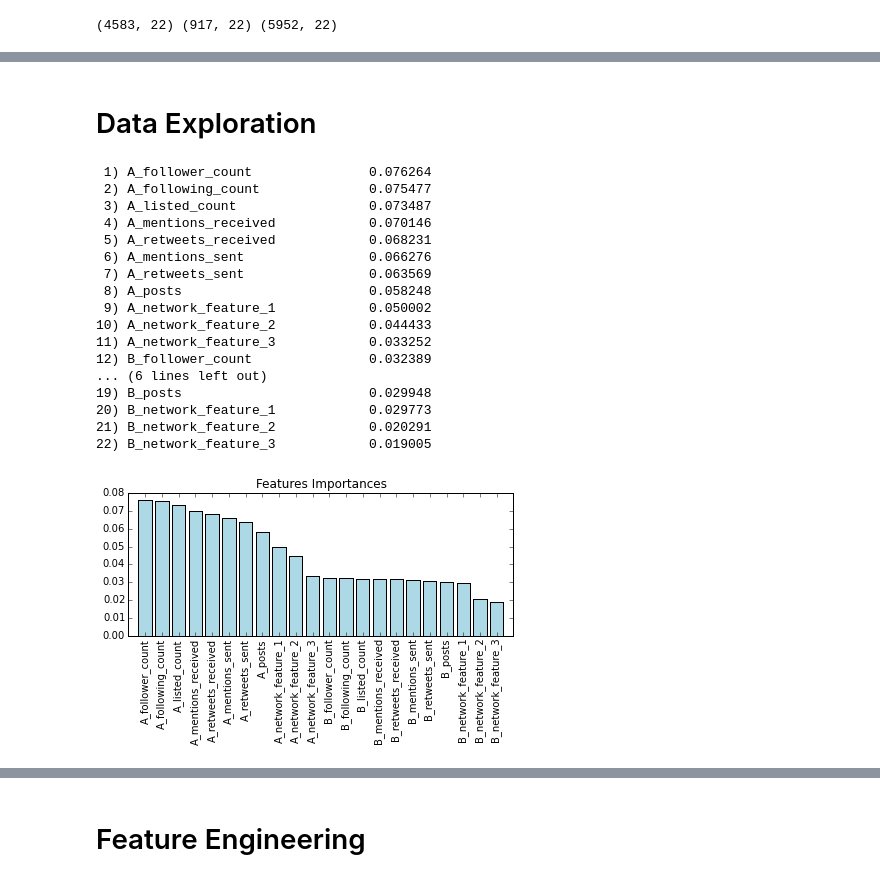
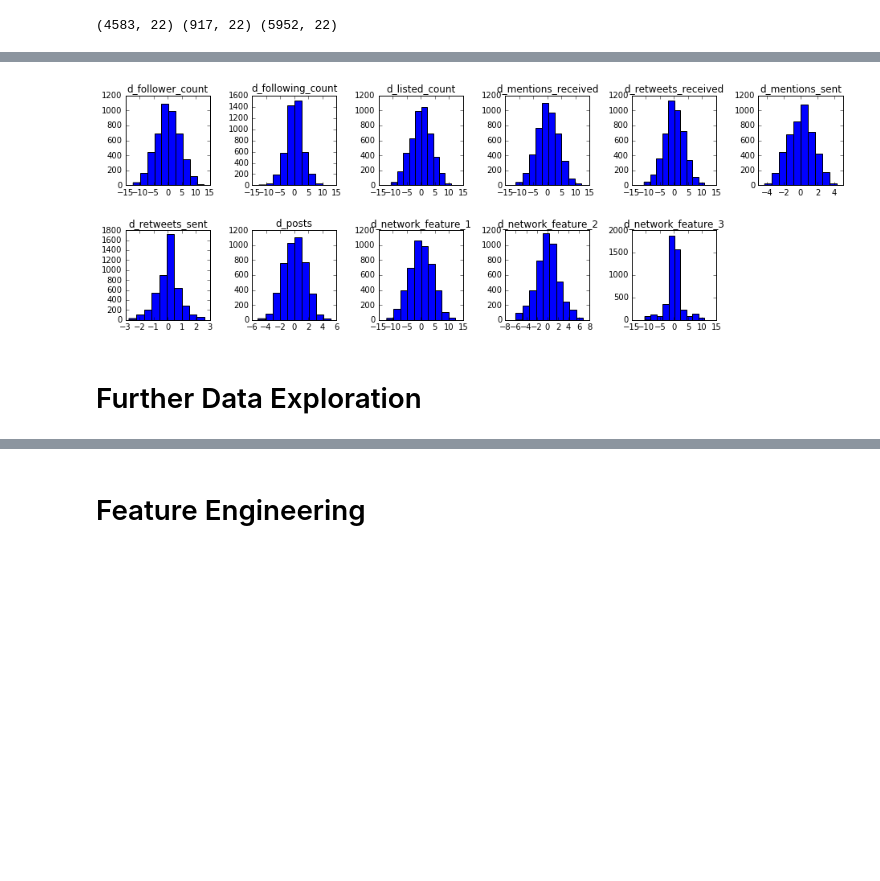
Before and after one commit to nickhamlin/mids_207_final_project, a Jupyter notebook: 207 Final Project - Byun, Chio, Danish, Hamlin, Pazo.ipynb, the cells around one changed output, grey strips where cells are left out. Cells and saved outputs as stored; diff of their text form; code cells hidden in the pictures; blank space fills up the shorter version.

```diff
--- a/207 Final Project - Byun, Chio, Danish, Hamlin, Pazo.ipynb
+++ b/207 Final Project - Byun, Chio, Danish, Hamlin, Pazo.ipynb
@@ -145,3 +110,14 @@ def report_score(grid_cls, dev_data, dev_labels):
+# %%
+plt.figure(figsize=(16, 5))
+for i, feature in enumerate(features_transformed):
+    plt.subplot(2,6,i+1)
+    plt.subplots_adjust(hspace=0.5,wspace=0.5)
+    plt.hist(train_data_transformed[:,i])
+    plt.title(feature)
+# %% [output]
+[figure, added]
+# %% [markdown]
+# Further Data Exploration
 # %%
 def plot_two_dim_data(data, labels, first_dim=0, second_dim=1):
     plt.scatter(data[:, first_dim], data[:, second_dim],
@@ -166,45 +135,0 @@ def generate_test_output(pred_probs):
-# %% [markdown]
-# Data Exploration
-# %%
-##Usuing a random forest to measure the feature importance
-
-from sklearn.ensemble import RandomForestClassifier
-
-feat_labels = ['A_follower_count', 'A_following_count', 'A_listed_count', 'A_mentions_received',
-               'A_retweets_received', 'A_mentions_sent', 'A_retweets_sent', 'A_posts', 'A_network_feature_1',
-               'A_network_feature_2','A_network_feature_3','B_follower_count','B_following_count',
-               'B_listed_count','B_mentions_received','B_retweets_received','B_mentions_sent',
-               'B_retweets_sent','B_posts','B_network_feature_1','B_network_feature_2','B_network_feature_3']
-
-forest = RandomForestClassifier(n_estimators = 1000, random_state = 0, n_jobs = -1)
-forest.fit(X,Y)
-importances = forest.feature_importances_
-indices = np.argsort(importances)[::-1]
-for f in range(X.shape[1]):
-    print("%2d) %-*s %f" % (f + 1, 30, feat_labels[f], importances[indices[f]]))
-
-plt.title('Features Importances')
-plt.bar(range(X.shape[1]),importances[indices], color='lightblue', align='center')
-plt.xticks(range(X.shape[1]), feat_labels, rotation=90)
-plt.xlim([-1, X.shape[1]])
-plt.tight_layout()
-plt.show()
-# %% [output]
- 1) A_follower_count               0.076264
- 2) A_following_count              0.075477
- 3) A_listed_count                 0.073487
- 4) A_mentions_received            0.070146
- 5) A_retweets_received            0.068231
- 6) A_mentions_sent                0.066276
- 7) A_retweets_sent                0.063569
- 8) A_posts                        0.058248
- 9) A_network_feature_1            0.050002
-10) A_network_feature_2            0.044433
-11) A_network_feature_3            0.033252
-12) B_follower_count               0.032389
-... (6 lines left out)
-19) B_posts                        0.029948
-20) B_network_feature_1            0.029773
-21) B_network_feature_2            0.020291
-22) B_network_feature_3            0.019005
-[figure, removed]
```
Also changed, not shown: parts of 35 cells of this notebook.
